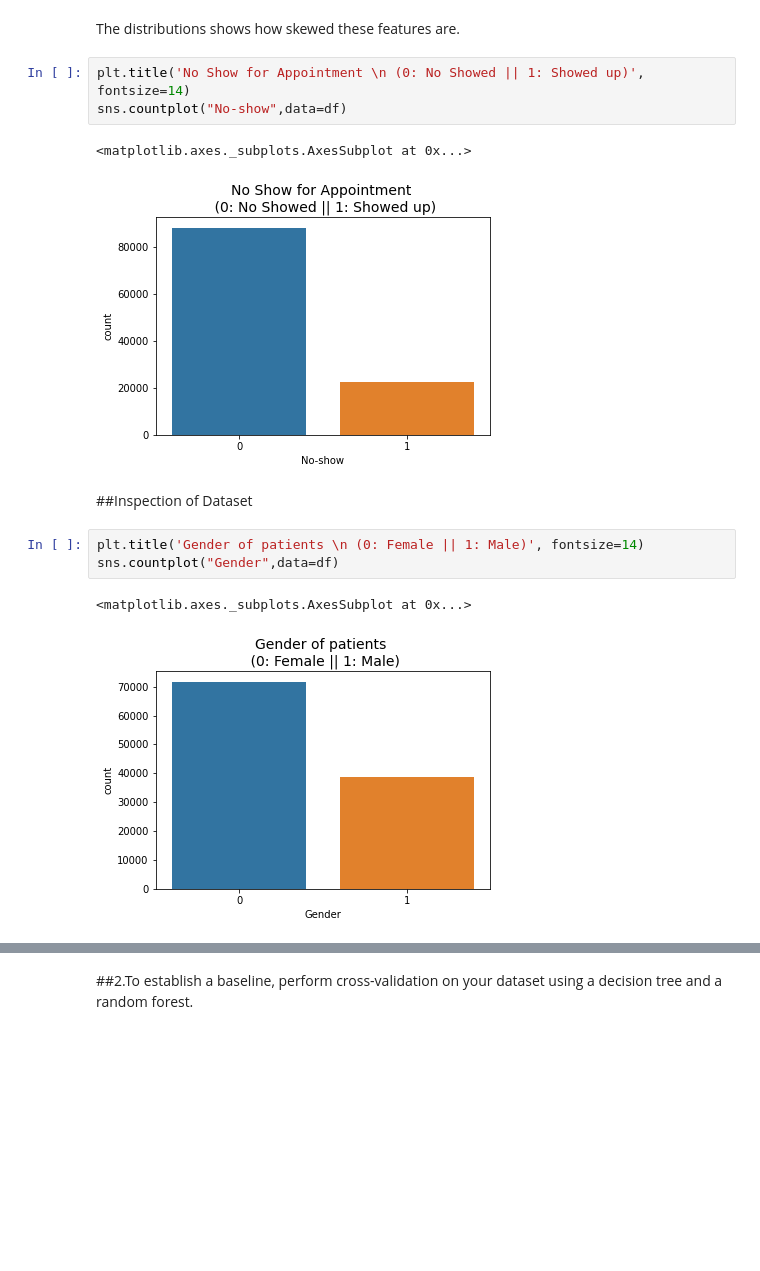
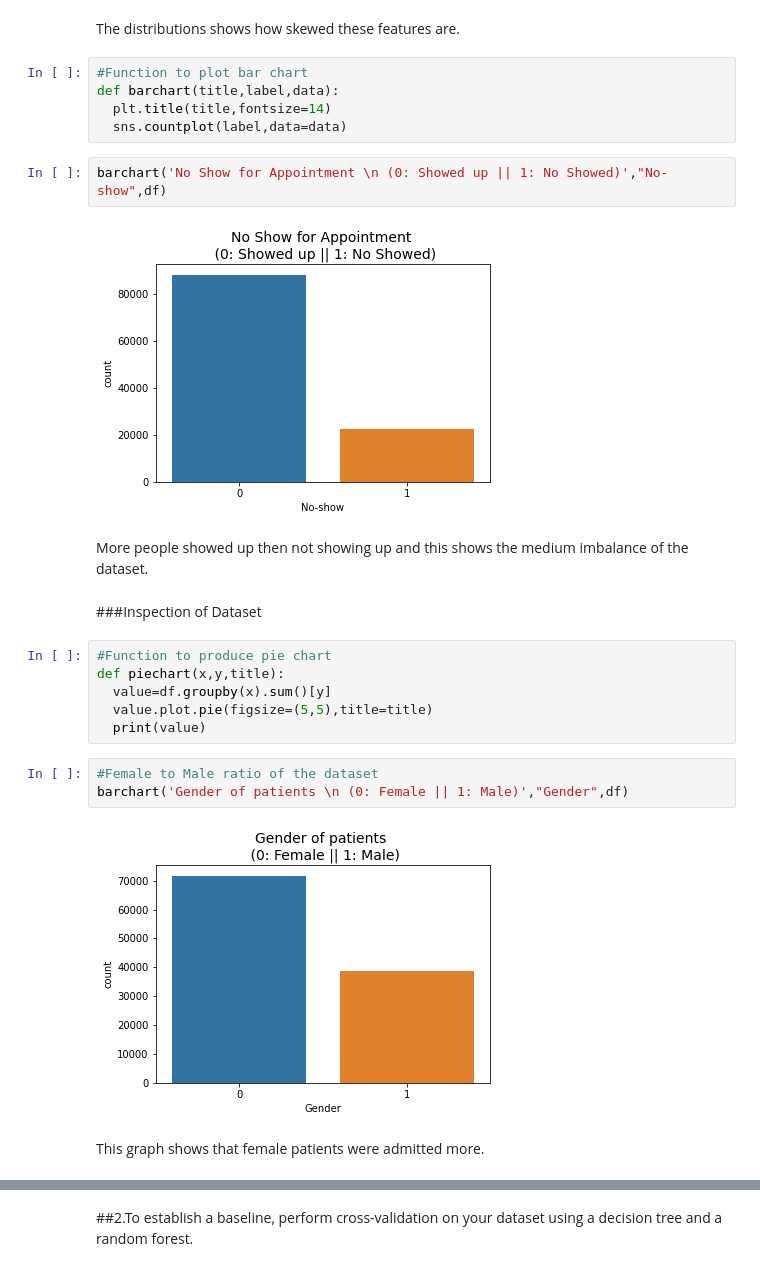
Before and after one commit to thiviyan98/ThiviyanNanthakumarCE888, a Jupyter notebook: Assignment_2/Ass2Data2.ipynb, the cells around one changed output, grey strips where cells are left out. Cells and saved outputs as stored; diff of their text form; blank space fills up the shorter version.

```diff
--- a/Assignment_2/Ass2Data2.ipynb
+++ b/Assignment_2/Ass2Data2.ipynb
@@ -155,19 +164,31 @@ Preprocessing is not necessary for this dataset
 ###Bar Graph for distribution
 # %% [markdown]
 The distributions shows how skewed these features are.
+# %%
+#Function to plot bar chart
+def barchart(title,label,data):
+  plt.title(title,fontsize=14)
+  sns.countplot(label,data=data)
 # %%
-plt.title('No Show for Appointment \n (0: No Showed || 1: Showed up)', fontsize=14)
-sns.countplot("No-show",data=df)
+barchart('No Show for Appointment \n (0: Showed up || 1: No Showed)',"No-show",df)
 # %% [output]
-<matplotlib.axes._subplots.AxesSubplot at 0x...>
-[figure, old version]
+[figure, new version]
+# %% [markdown]
+More people showed up then not showing up and this shows the medium imbalance of the dataset.
 # %% [markdown]
-##Inspection of Dataset
+###Inspection of Dataset
+# %%
+#Function to produce pie chart
+def piechart(x,y,title):
+  value=df.groupby(x).sum()[y]
+  value.plot.pie(figsize=(5,5),title=title)
+  print(value)
 # %%
-plt.title('Gender of patients \n (0: Female || 1: Male)', fontsize=14)
-sns.countplot("Gender",data=df)
+#Female to Male ratio of the dataset
+barchart('Gender of patients \n (0: Female || 1: Male)',"Gender",df)
 # %% [output]
-<matplotlib.axes._subplots.AxesSubplot at 0x...>
 [figure]
+# %% [markdown]
+This graph shows that female patients were admitted more.
 # %%
 #Gender No Show relationship
```
Also changed, not shown: parts of 29 cells of this notebook.
